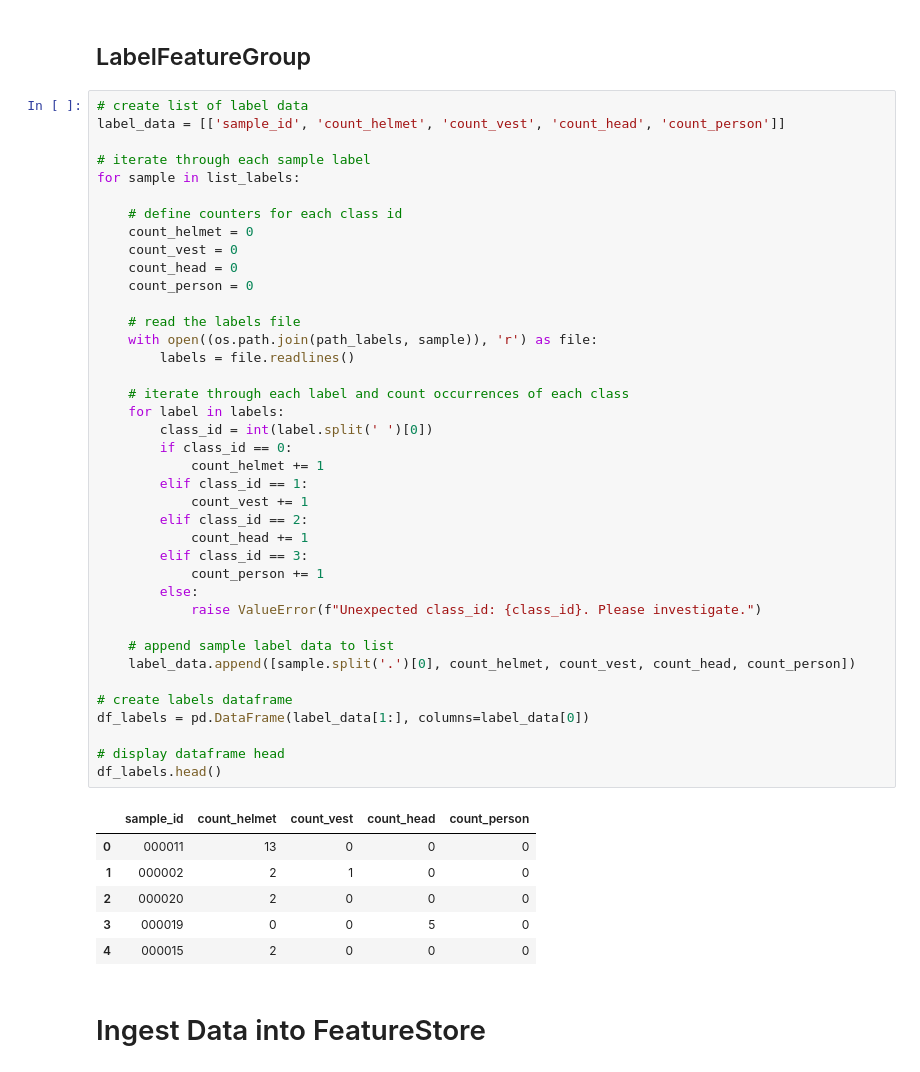
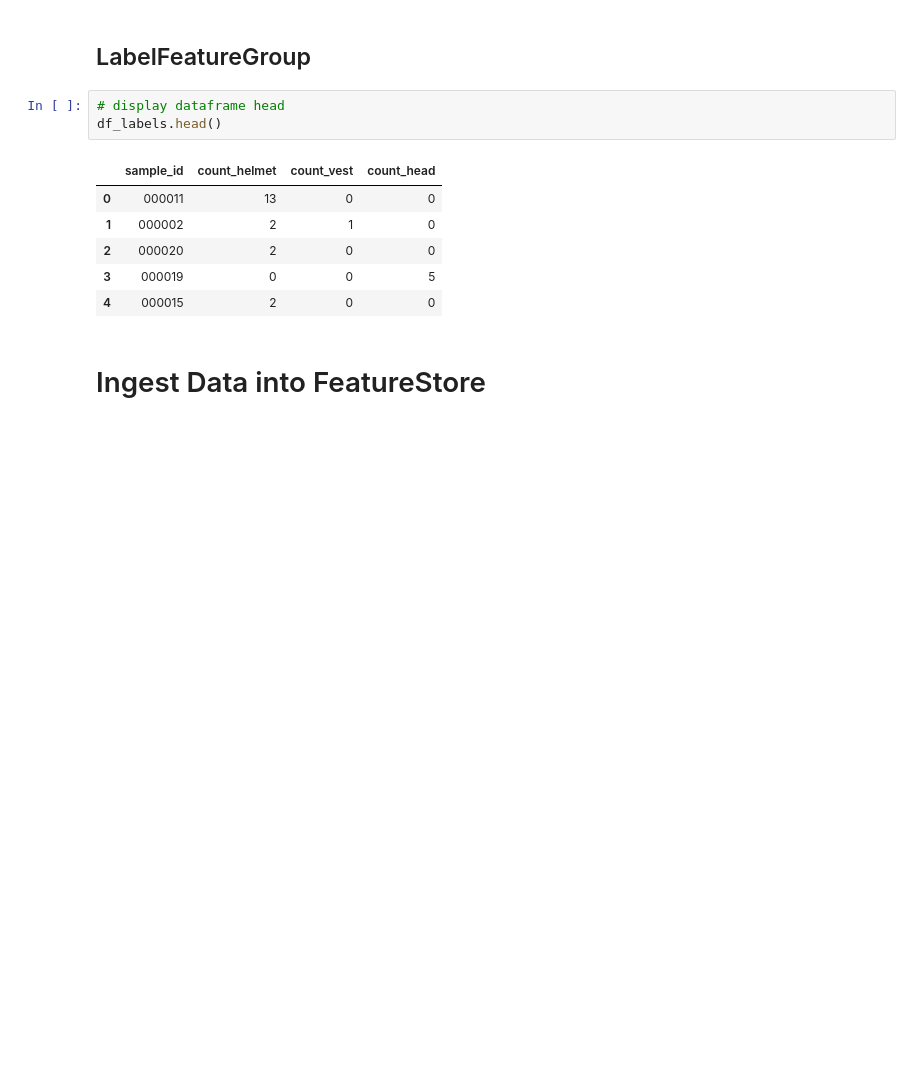
Before and after one commit to jerm914/Job-Site-Safety---AAI-540, a Jupyter notebook: Jason/01_FeatureStore_Jason.ipynb, the cells around one changed output. Cells and saved outputs as stored; diff of their text form; blank space fills up the shorter version.

```diff
--- a/Jason/01_FeatureStore_Jason.ipynb
+++ b/Jason/01_FeatureStore_Jason.ipynb
@@ -220,51 +263,15 @@ df_images.head()
 # %% [markdown]
 ## LabelFeatureGroup
 # %%
-# create list of label data
-label_data = [['sample_id', 'count_helmet', 'count_vest', 'count_head', 'count_person']]
-
-# iterate through each sample label
-for sample in list_labels:
-
-    # define counters for each class id
-    count_helmet = 0
-    count_vest = 0
-    count_head = 0
-    count_person = 0
-
-    # read the labels file
-    with open((os.path.join(path_labels, sample)), 'r') as file:
-        labels = file.readlines()
-
-    # iterate through each label and count occurrences of each class
-    for label in labels:
-        class_id = int(label.split(' ')[0])
-        if class_id == 0:
-            count_helmet += 1
-        elif class_id == 1:
-            count_vest += 1
-        elif class_id == 2:
-            count_head += 1
-        elif class_id == 3:
-            count_person += 1
-        else:
-            raise ValueError(f"Unexpected class_id: {class_id}. Please investigate.")
-
-    # append sample label data to list
-    label_data.append([sample.split('.')[0], count_helmet, count_vest, count_head, count_person])
-
-# create labels dataframe
-df_labels = pd.DataFrame(label_data[1:], columns=label_data[0])
-
 # display dataframe head
 df_labels.head()
 # %% [output]
-|  | sample_id | count_helmet | count_vest | count_head | count_person |
-| 0 | 000011 | 13 | 0 | 0 | 0 |
-| 1 | 000002 | 2 | 1 | 0 | 0 |
-| 2 | 000020 | 2 | 0 | 0 | 0 |
-| 3 | 000019 | 0 | 0 | 5 | 0 |
-| 4 | 000015 | 2 | 0 | 0 | 0 |
+|  | sample_id | count_helmet | count_vest | count_head |
+| 0 | 000011 | 13 | 0 | 0 |
+| 1 | 000002 | 2 | 1 | 0 |
+| 2 | 000020 | 2 | 0 | 0 |
+| 3 | 000019 | 0 | 0 | 5 |
+| 4 | 000015 | 2 | 0 | 0 |
 # %% [markdown]
 # Ingest Data into FeatureStore
 # %% [markdown]
```
Also changed, not shown: parts of 19 cells of this notebook.
